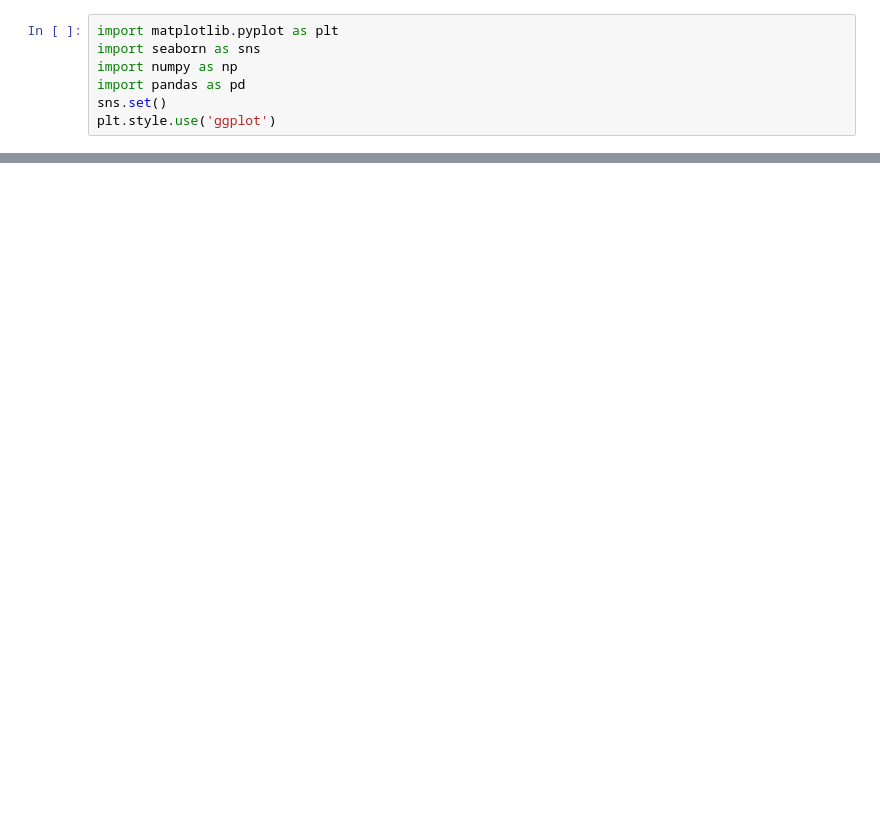
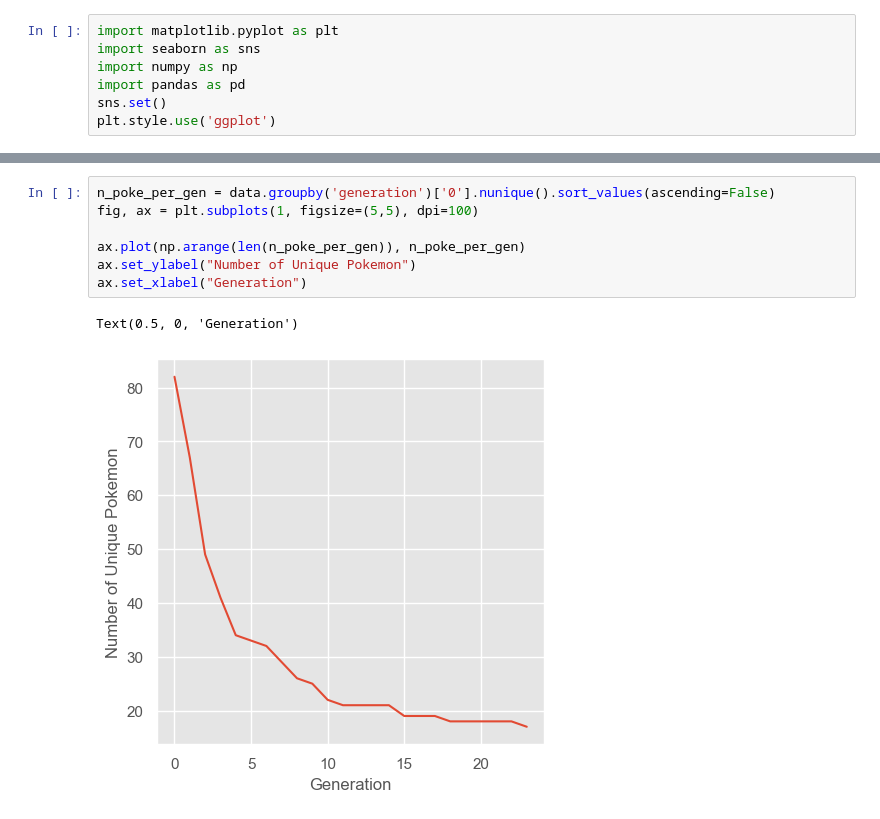
Before and after one commit to alan-turing-institute/p2lab-pokemon, a Jupyter notebook: analysis/team_gen_analysis.ipynb, the cells around one changed output, grey strips where cells are left out. Saved outputs shown, nothing was run; the diff lists cells and outputs as text; blank space fills up the shorter version.

```diff
--- a/analysis/team_gen_analysis.ipynb
+++ b/analysis/team_gen_analysis.ipynb
@@ -29 +29,11 @@ data.head()
 5 rows × 26 columns
+# %%
+n_poke_per_gen = data.groupby('generation')['0'].nunique().sort_values(ascending=False)
+fig, ax = plt.subplots(1, figsize=(5,5), dpi=100)
+
+ax.plot(np.arange(len(n_poke_per_gen)), n_poke_per_gen)
+ax.set_ylabel("Number of Unique Pokemon")
+ax.set_xlabel("Generation")
+# %% [output]
+Text(0.5, 0, 'Generation')
+[figure, added]
```
Also changed, not shown: parts of 3 cells of this notebook, 3 other files.
